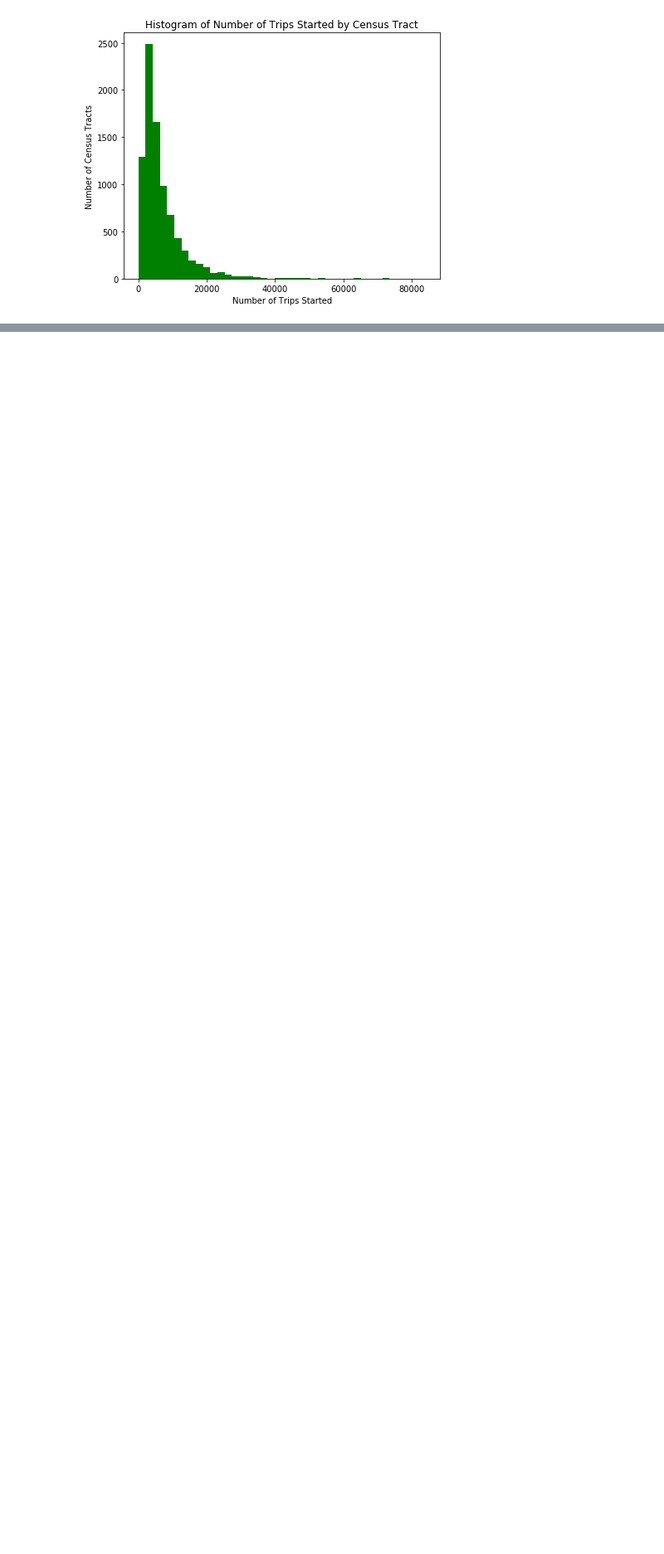
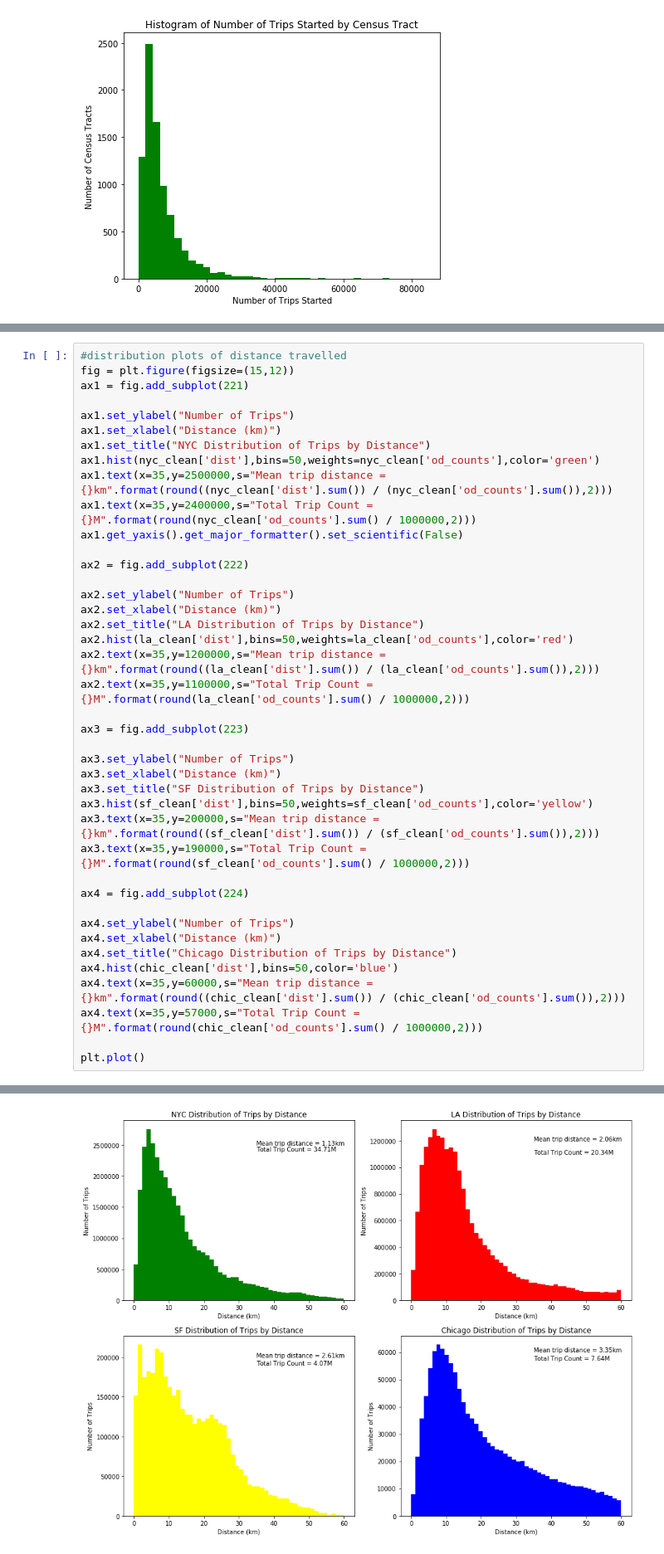
Before and after one commit to 7cb15/Mobility-in-US-Cities, a Jupyter notebook: EDA_InitialValidation.ipynb, the cells around one changed output, grey strips where cells are left out. Shown: that part at 83% size. Cells and saved outputs as stored; diff of their text form; blank space fills up the shorter version.

```diff
--- a/EDA_InitialValidation.ipynb
+++ b/EDA_InitialValidation.ipynb
@@ -417,0 +503,42 @@ plt.show()
+# %%
+#distribution plots of distance travelled
+fig = plt.figure(figsize=(15,12))
+ax1 = fig.add_subplot(221)
+
+ax1.set_ylabel("Number of Trips")
+ax1.set_xlabel("Distance (km)")
+ax1.set_title("NYC Distribution of Trips by Distance")
+ax1.hist(nyc_clean['dist'],bins=50,weights=nyc_clean['od_counts'],color='green')
+ax1.text(x=35,y=2500000,s="Mean trip distance = {}km".format(round((nyc_clean['dist'].sum()) / (nyc_clean['od_counts'].sum()),2)))
+ax1.text(x=35,y=2400000,s="Total Trip Count = {}M".format(round(nyc_clean['od_counts'].sum() / 1000000,2)))
+ax1.get_yaxis().get_major_formatter().set_scientific(False)
+
+ax2 = fig.add_subplot(222)
+
+ax2.set_ylabel("Number of Trips")
+ax2.set_xlabel("Distance (km)")
+ax2.set_title("LA Distribution of Trips by Distance")
+ax2.hist(la_clean['dist'],bins=50,weights=la_clean['od_counts'],color='red')
+ax2.text(x=35,y=1200000,s="Mean trip distance = {}km".format(round((la_clean['dist'].sum()) / (la_clean['od_counts'].sum()),2)))
+ax2.text(x=35,y=1100000,s="Total Trip Count = {}M".format(round(la_clean['od_counts'].sum() / 1000000,2)))
+
+ax3 = fig.add_subplot(223)
+
+ax3.set_ylabel("Number of Trips")
+ax3.set_xlabel("Distance (km)")
+ax3.set_title("SF Distribution of Trips by Distance")
+ax3.hist(sf_clean['dist'],bins=50,weights=sf_clean['od_counts'],color='yellow')
+ax3.text(x=35,y=200000,s="Mean trip distance = {}km".format(round((sf_clean['dist'].sum()) / (sf_clean['od_counts'].sum()),2)))
+ax3.text(x=35,y=190000,s="Total Trip Count = {}M".format(round(sf_clean['od_counts'].sum() / 1000000,2)))
+
+ax4 = fig.add_subplot(224)
+
+ax4.set_ylabel("Number of Trips")
+ax4.set_xlabel("Distance (km)")
+ax4.set_title("Chicago Distribution of Trips by Distance")
+ax4.hist(chic_clean['dist'],bins=50,color='blue')
+ax4.text(x=35,y=60000,s="Mean trip distance = {}km".format(round((chic_clean['dist'].sum()) / (chic_clean['od_counts'].sum()),2)))
+ax4.text(x=35,y=57000,s="Total Trip Count = {}M".format(round(chic_clean['od_counts'].sum() / 1000000,2)))
+
+plt.plot()
+# %% [output]
@@ -417,0 +546 @@ plt.show()
+[figure, added]
```
Also changed, not shown: parts of 21 cells of this notebook.
